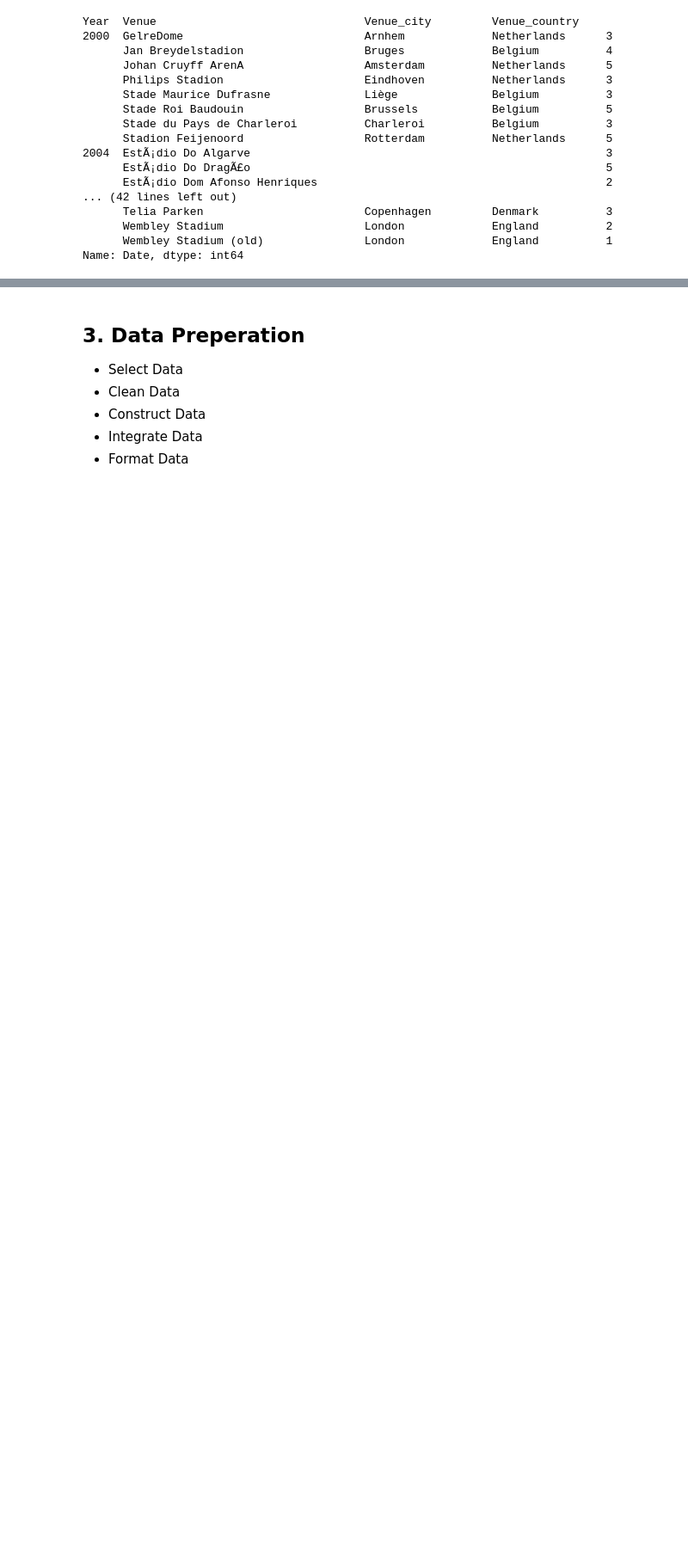
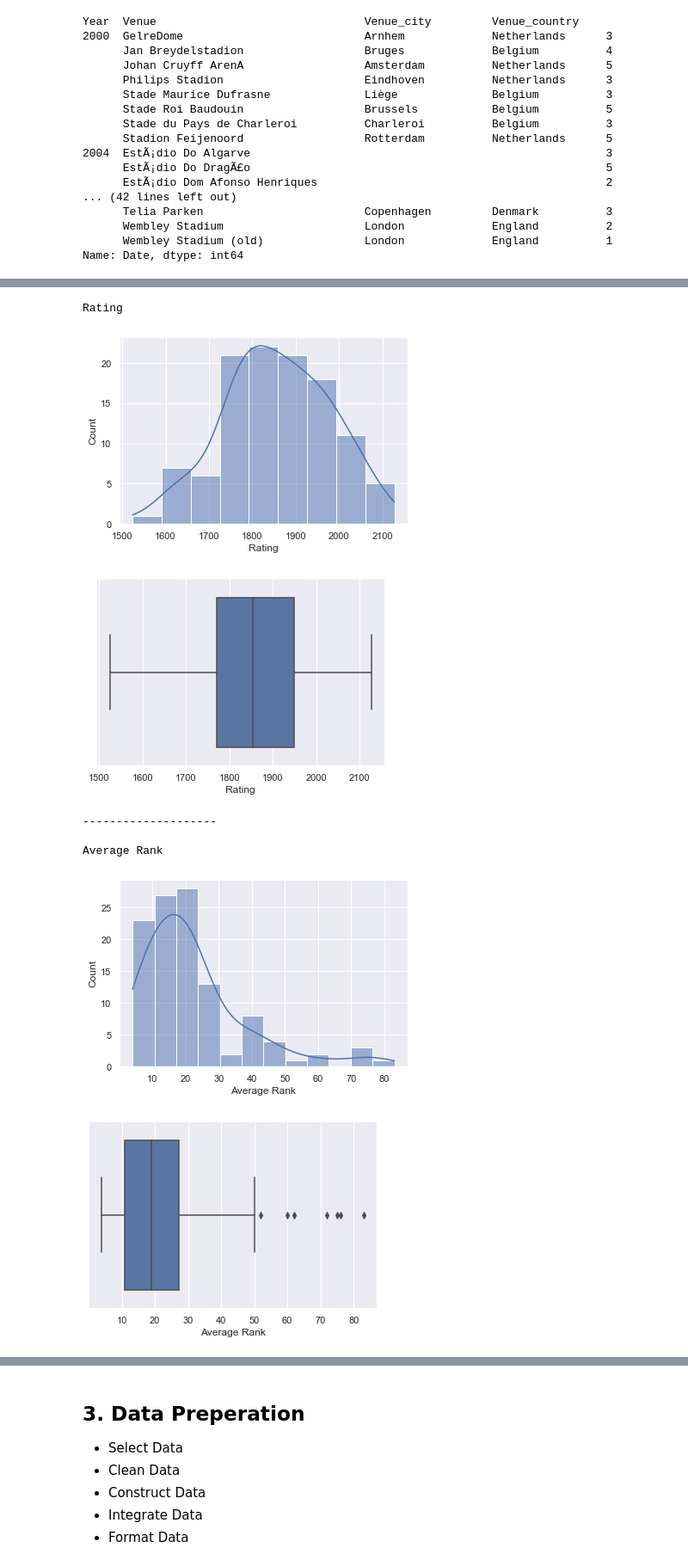
Before and after one commit to deacona/the-ball-is-round, a Jupyter notebook: notebooks/intl_02_euro_2020.ipynb, the cells around one changed output, grey strips where cells are left out. Shown at 86% size. Drawn from its saved outputs; the diff is of its cells as text; code cells hidden in the pictures; blank space fills up the shorter version.

```diff
--- a/notebooks/intl_02_euro_2020.ipynb
+++ b/notebooks/intl_02_euro_2020.ipynb
@@ -176,0 +269,12 @@ summary.describe(include="all").T
+# %%
+summary = summary[['Rank Local', 'Rank Global', 'Team', 'Rating',
+       'Average Rank', 'Average Rating', '1 Year Change Rank',
+       '1 Year Change Rating', 'Matches Total', 'Matches Home', 'Matches Away',
+       'Matches Neutral', 'Matches Wins', 'Matches Losses', 'Matches Draws',
+       'Goals For', 'Goals Against', 'Year', 'Country',
+       'Data Year', 'GDP (PPP)', 'Population']]
+
+summary["GDP (PPP) Per Capita"] = summary['GDP (PPP)'] / summary['Population']
+
+
+summary.describe(include="all").T
@@ -176,0 +299,16 @@ summary.describe(include="all").T
+# %%
+metric_histograms(summary, ['Rating', 'Average Rank',
+       'Average Rating', '1 Year Change Rank', '1 Year Change Rating',
+       'Matches Total', 'Matches Home', 'Matches Away', 'Matches Neutral',
+       'Matches Wins', 'Matches Losses', 'Matches Draws', 'Goals For',
+       'Goals Against', 'GDP (PPP)',
+       'Population', 'GDP (PPP) Per Capita'])
+# %% [output]
+Rating
+[figure, added]
+[figure, added]
+--------------------
+
+Average Rank
+[figure, added]
+[figure, added]
```
Also changed, not shown: parts of 15 cells of this notebook.
